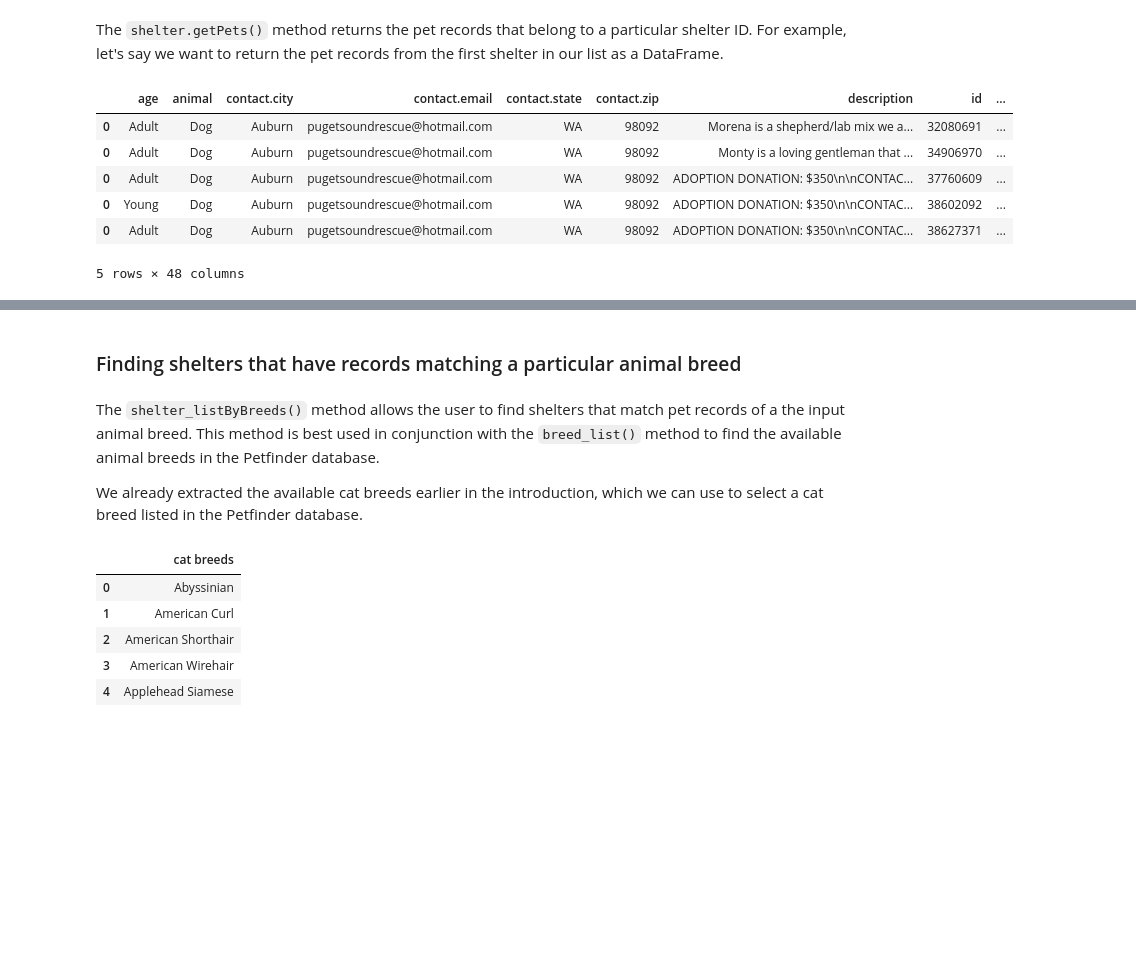
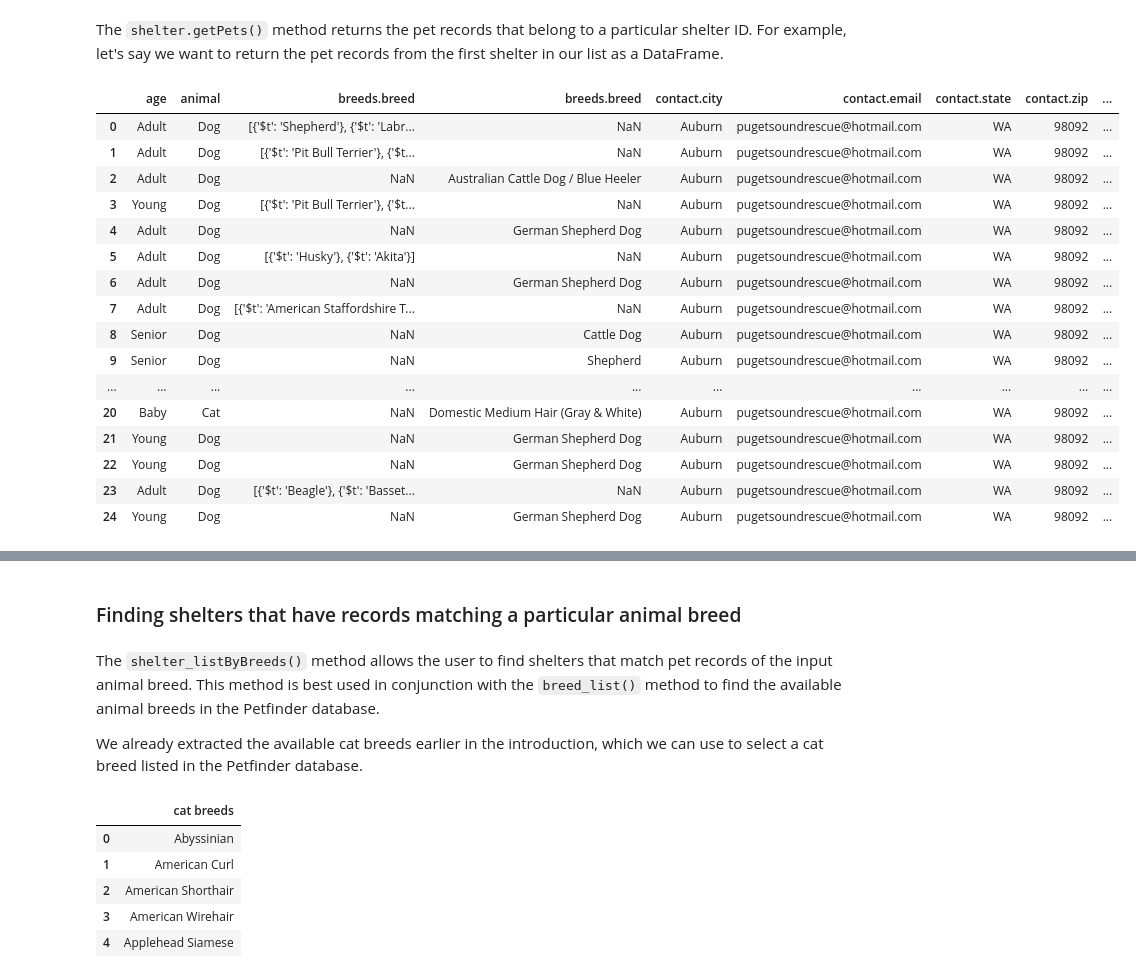
Before and after one commit to aschleg/petpy, a Jupyter notebook: docs/vignettes/01 - Introduction.ipynb, the cells around one changed output, grey strips where cells are left out. Saved outputs shown, nothing was run; the diff lists cells and outputs as text; code cells hidden in the pictures; blank space fills up the shorter version.

```diff
--- a/docs/vignettes/01-Introduction.ipynb
+++ b/docs/vignettes/01 - Introduction.ipynb
@@ -331,23 +331,32 @@ The result obtained would be the same if one were to use the `shelter_get()` met
 ### Extracting pet records from a particular shelter
 # %% [markdown]
 The `shelter.getPets()` method returns the pet records that belong to a particular shelter ID. For example, let's say we want to return the pet records from the first shelter in our list as a DataFrame.
-# %%
-shelter_pets = pf.shelter_getPets(shelter_list[0], return_df=True)
-shelter_pets.head() # The default number of returned records is 25, so we only print the first 5 rows for brevity
-# %% [output]
-|  | age | animal | contact.city | contact.email | contact.state | contact.zip | description | id | ... |
-| 0 | Adult | Dog | Auburn | pugetsoundrescue@hotmail.com | WA | 98092 | Morena is a shepherd/lab mix we a... | 32080691 | ... |
-| 0 | Adult | Dog | Auburn | pugetsoundrescue@hotmail.com | WA | 98092 | Monty is a loving gentleman that ... | 34906970 | ... |
-| 0 | Adult | Dog | Auburn | pugetsoundrescue@hotmail.com | WA | 98092 | ADOPTION DONATION: $350\n\nCONTAC... | 37760609 | ... |
-| 0 | Young | Dog | Auburn | pugetsoundrescue@hotmail.com | WA | 98092 | ADOPTION DONATION: $350\n\nCONTAC... | 38602092 | ... |
-| 0 | Adult | Dog | Auburn | pugetsoundrescue@hotmail.com | WA | 98092 | ADOPTION DONATION: $350\n\nCONTAC... | 38627371 | ... |
-5 rows × 48 columns
+# %%
+pf.shelter_getPets(shelter_list[0], return_df=True)
+# %% [output]
+|  | age | animal | breeds.breed | breeds.breed | contact.city | contact.email | contact.state | contact.zip | ... |
+| 0 | Adult | Dog | [{'$t': 'Shepherd'}, {'$t': 'Labr... | NaN | Auburn | pugetsoundrescue@hotmail.com | WA | 98092 | ... |
+| 1 | Adult | Dog | [{'$t': 'Pit Bull Terrier'}, {'$t... | NaN | Auburn | pugetsoundrescue@hotmail.com | WA | 98092 | ... |
+| 2 | Adult | Dog | NaN | Australian Cattle Dog / Blue Heeler | Auburn | pugetsoundrescue@hotmail.com | WA | 98092 | ... |
+| 3 | Young | Dog | [{'$t': 'Pit Bull Terrier'}, {'$t... | NaN | Auburn | pugetsoundrescue@hotmail.com | WA | 98092 | ... |
+| 4 | Adult | Dog | NaN | German Shepherd Dog | Auburn | pugetsoundrescue@hotmail.com | WA | 98092 | ... |
+| 5 | Adult | Dog | [{'$t': 'Husky'}, {'$t': 'Akita'}] | NaN | Auburn | pugetsoundrescue@hotmail.com | WA | 98092 | ... |
+| 6 | Adult | Dog | NaN | German Shepherd Dog | Auburn | pugetsoundrescue@hotmail.com | WA | 98092 | ... |
+| 7 | Adult | Dog | [{'$t': 'American Staffordshire T... | NaN | Auburn | pugetsoundrescue@hotmail.com | WA | 98092 | ... |
+| 8 | Senior | Dog | NaN | Cattle Dog | Auburn | pugetsoundrescue@hotmail.com | WA | 98092 | ... |
+| 9 | Senior | Dog | NaN | Shepherd | Auburn | pugetsoundrescue@hotmail.com | WA | 98092 | ... |
+| ... | ... | ... | ... | ... | ... | ... | ... | ... | ... |
+| 20 | Baby | Cat | NaN | Domestic Medium Hair (Gray & White) | Auburn | pugetsoundrescue@hotmail.com | WA | 98092 | ... |
+| 21 | Young | Dog | NaN | German Shepherd Dog | Auburn | pugetsoundrescue@hotmail.com | WA | 98092 | ... |
+| 22 | Young | Dog | NaN | German Shepherd Dog | Auburn | pugetsoundrescue@hotmail.com | WA | 98092 | ... |
+| 23 | Adult | Dog | [{'$t': 'Beagle'}, {'$t': 'Basset... | NaN | Auburn | pugetsoundrescue@hotmail.com | WA | 98092 | ... |
+| 24 | Young | Dog | NaN | German Shepherd Dog | Auburn | pugetsoundrescue@hotmail.com | WA | 98092 | ... |
 # %% [markdown]
 <a id='shelter.listByBreed'></a>
 # %% [markdown]
 ### Finding shelters that have records matching a particular animal breed
 # %% [markdown]
-The `shelter_listByBreeds()` method allows the user to find shelters that match pet records of a the input animal breed. This method is best used in conjunction with the `breed_list()` method to find the available animal breeds in the Petfinder database.
+The `shelter_listByBreeds()` method allows the user to find shelters that match pet records of the input animal breed. This method is best used in conjunction with the `breed_list()` method to find the available animal breeds in the Petfinder database.
 
 We already extracted the available cat breeds earlier in the introduction, which we can use to select a cat breed listed in the Petfinder database.
 # %%
```
Also changed, not shown: parts of 11 cells of this notebook, 25 other files.
